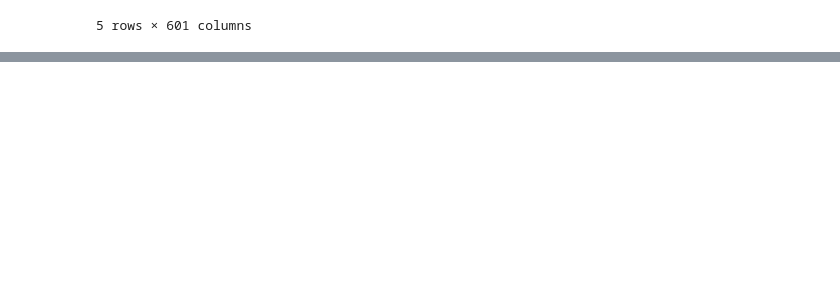
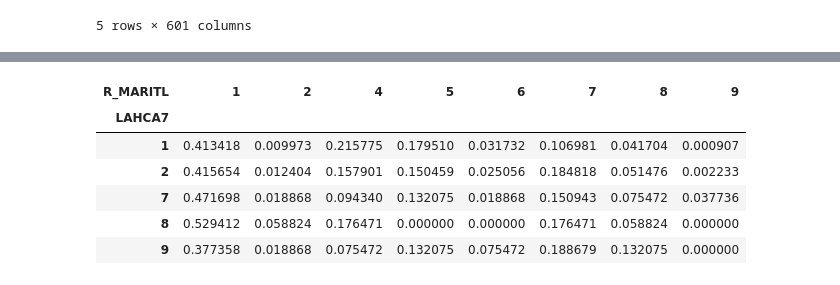
Before and after one commit to MaxShalom/arise, a Jupyter notebook: Social_Determinants_in_Health.ipynb, the cells around one changed output, grey strips where cells are left out. Saved outputs shown, nothing was run; the diff lists cells and outputs as text; code cells hidden in the pictures; blank space fills up the shorter version.

```diff
--- a/Social_Determinants_in_Heath.ipynb
+++ b/Social_Determinants_in_Health.ipynb
@@ -47,0 +91,10 @@ persons_data.groupby("LAHCA7").count()
+# %%
+pd.crosstab(persons_data.LAHCA7, persons_data.R_MARITL).apply(lambda r: r/r.sum(), axis=1)
+# %% [output]
+| R_MARITL | 1 | 2 | 4 | 5 | 6 | 7 | 8 | 9 |
+| LAHCA7 |  |  |  |  |  |  |  |  |
+| 1 | 0.413418 | 0.009973 | 0.215775 | 0.179510 | 0.031732 | 0.106981 | 0.041704 | 0.000907 |
+| 2 | 0.415654 | 0.012404 | 0.157901 | 0.150459 | 0.025056 | 0.184818 | 0.051476 | 0.002233 |
+| 7 | 0.471698 | 0.018868 | 0.094340 | 0.132075 | 0.018868 | 0.150943 | 0.075472 | 0.037736 |
+| 8 | 0.529412 | 0.058824 | 0.176471 | 0.000000 | 0.000000 | 0.176471 | 0.058824 | 0.000000 |
+| 9 | 0.377358 | 0.018868 | 0.075472 | 0.132075 | 0.075472 | 0.188679 | 0.132075 | 0.000000 |
```
Also changed, not shown: parts of 7 cells of this notebook.
